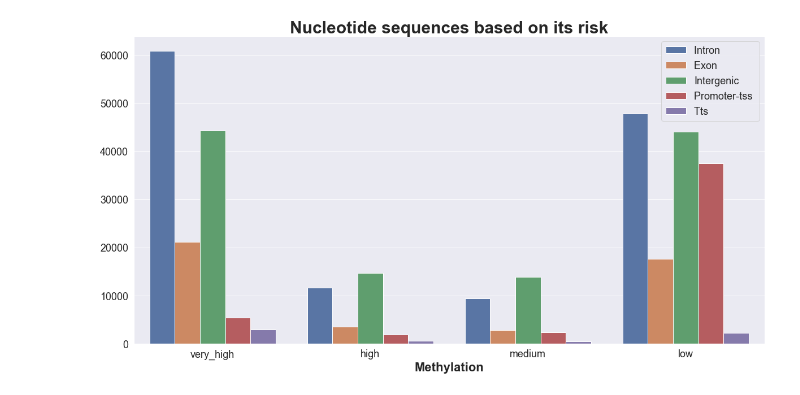
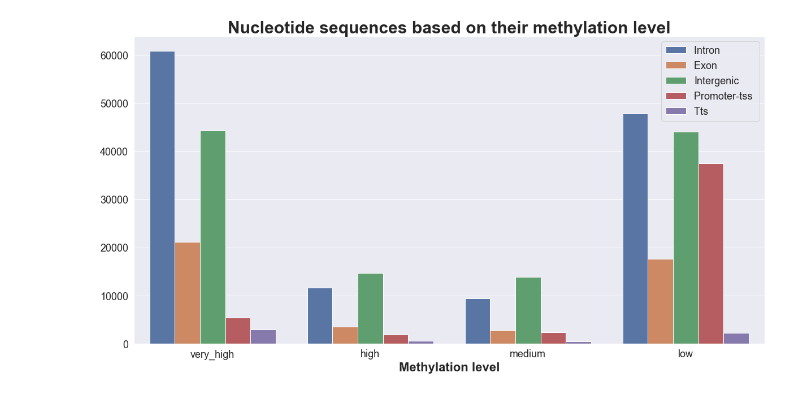
Before and after one commit to Manulink4/bioinfo_meth, a Jupyter notebook: meth.ipynb, the cells around one changed output. Saved outputs shown, nothing was run; the diff lists cells and outputs as text; code cells hidden in the pictures.

```diff
--- a/meth.ipynb
+++ b/meth.ipynb
@@ -74,13 +83,12 @@ df = pd.read_csv('annotated_files/all_annotated.csv')
 # %%
-import seaborn as sns
 sns.set(rc={"figure.figsize":(20, 10)})
 sns.set_theme(style="darkgrid")
 
 ax = sns.countplot(x="Meth type", hue="Label", data=df)
 plt.legend(fontsize=18)
-ax.set_title('Nucleotide sequences based on its risk', weight='bold', fontsize=30)
-ax.set_xlabel('Methylation', weight='bold', fontsize=22)
+ax.set_title('Nucleotide sequences based on their methylation level', weight='bold', fontsize=30)
+ax.set_xlabel('Methylation level', weight='bold', fontsize=22)
 ax.set_ylabel('')
 ax.tick_params(labelsize=18)
 # %% [output]
-[figure, old version]
+[figure, new version]
```
Also changed, not shown: parts of 9 cells of this notebook, 5 other files.
